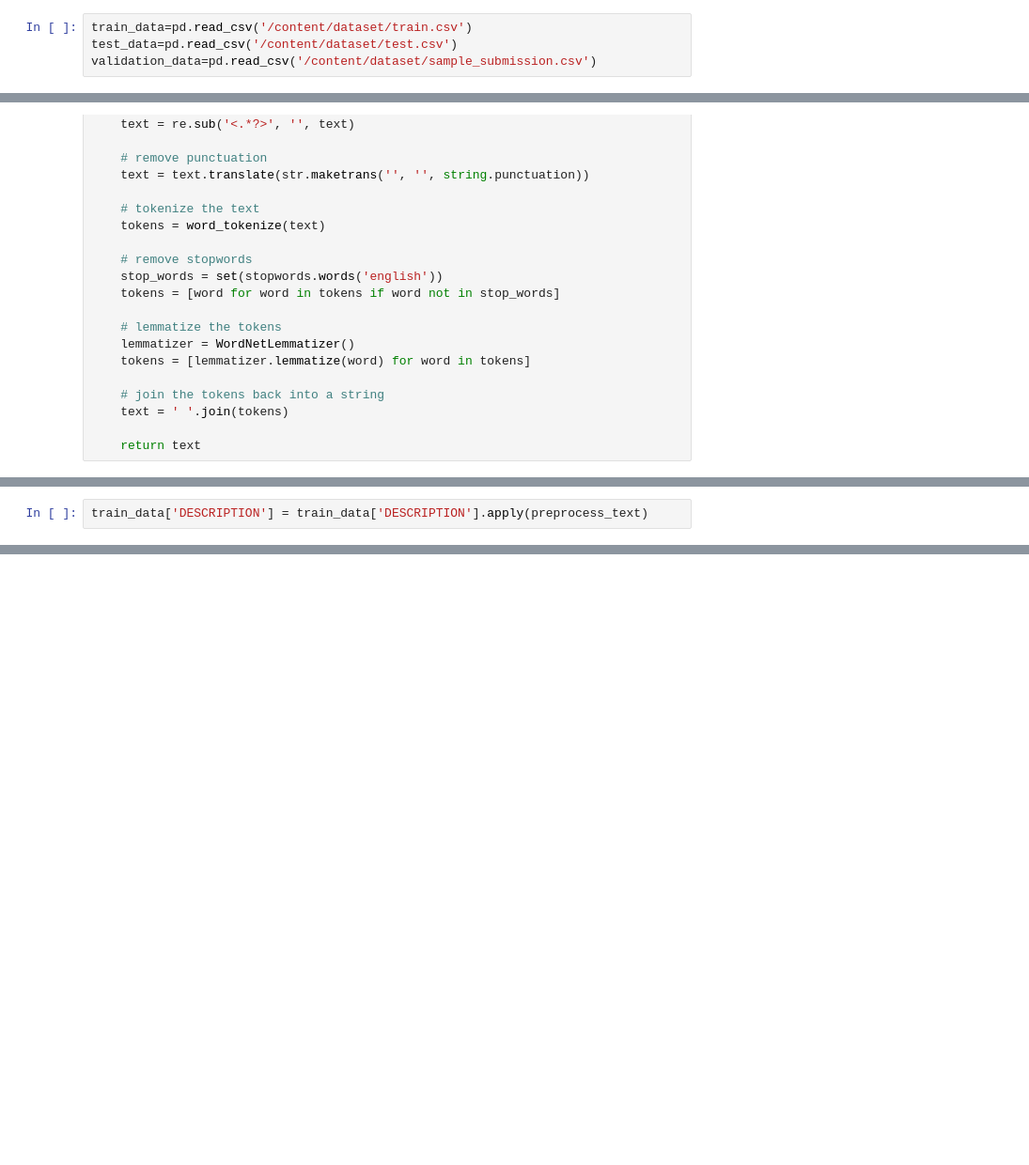
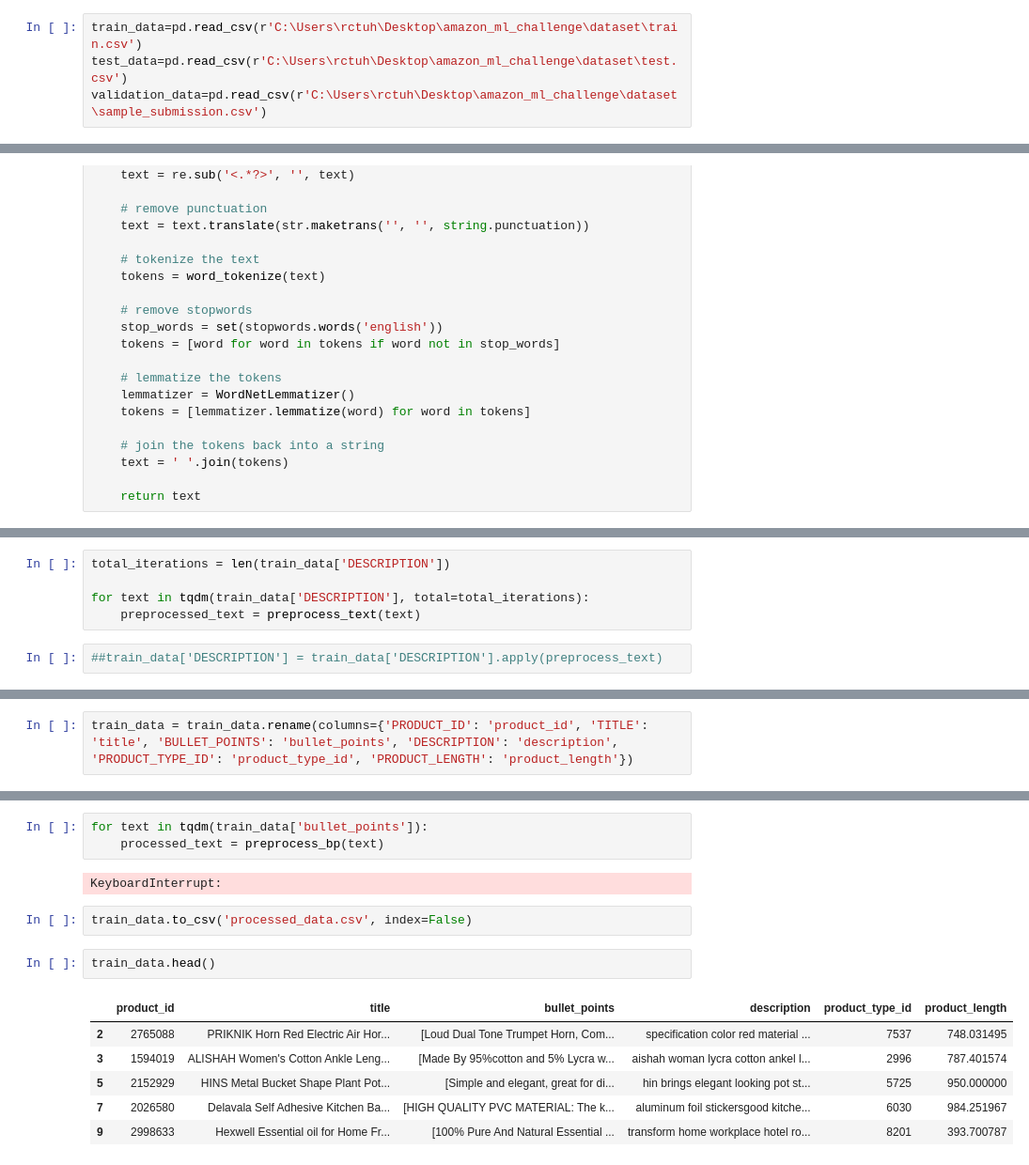
Before and after one commit to artificialcoder02/AmazonMLChallenge2023, a Jupyter notebook: F1_wizards_submission_remote.ipynb, the cells around one changed output, grey strips where cells are left out. Shown at 94% size. Saved outputs shown, nothing was run; the diff lists cells and outputs as text; blank space fills up the shorter version.

```diff
--- a/F1_wizards_submission_remote.ipynb
+++ b/F1_wizards_submission_remote.ipynb
@@ -22,7 +4,7 @@ Archive:  /content/datasetb2d9982.zip
 # %%
-train_data=pd.read_csv('/content/dataset/train.csv')
-test_data=pd.read_csv('/content/dataset/test.csv')
-validation_data=pd.read_csv('/content/dataset/sample_submission.csv')
+train_data=pd.read_csv(r'C:\Users\rctuh\Desktop\amazon_ml_challenge\dataset\train.csv')
+test_data=pd.read_csv(r'C:\Users\rctuh\Desktop\amazon_ml_challenge\dataset\test.csv')
+validation_data=pd.read_csv(r'C:\Users\rctuh\Desktop\amazon_ml_challenge\dataset\sample_submission.csv')
 # %%
 train_data.head()
 # %% [output]
@@ -124,2 +102,7 @@ def preprocess_text(text):
+# %%
+total_iterations = len(train_data['DESCRIPTION'])
+
+for text in tqdm(train_data['DESCRIPTION'], total=total_iterations):
+    preprocessed_text = preprocess_text(text)
 # %%
-train_data['DESCRIPTION'] = train_data['DESCRIPTION'].apply(preprocess_text)
+##train_data['DESCRIPTION'] = train_data['DESCRIPTION'].apply(preprocess_text)
@@ -125,0 +136,2 @@ train_data['DESCRIPTION'] = train_data['DESCRIPTION'].apply(preprocess_text)
+# %%
+train_data = train_data.rename(columns={'PRODUCT_ID': 'product_id', 'TITLE': 'title', 'BULLET_POINTS': 'bullet_points', 'DESCRIPTION': 'description', 'PRODUCT_TYPE_ID': 'product_type_id', 'PRODUCT_LENGTH': 'product_length'})
@@ -125,0 +242,16 @@ train_data['DESCRIPTION'] = train_data['DESCRIPTION'].apply(preprocess_text)
+# %%
+for text in tqdm(train_data['bullet_points']):
+    processed_text = preprocess_bp(text)
+# %% [output]
+KeyboardInterrupt:
+# %%
+train_data.to_csv('processed_data.csv', index=False)
+# %%
+train_data.head()
+# %% [output]
+|  | product_id | title | bullet_points | description | product_type_id | product_length |
+| 2 | 2765088 | PRIKNIK Horn Red Electric Air Hor... | [Loud Dual Tone Trumpet Horn, Com... | specification color red material ... | 7537 | 748.031495 |
+| 3 | 1594019 | ALISHAH Women's Cotton Ankle Leng... | [Made By 95%cotton and 5% Lycra w... | aishah woman lycra cotton ankel l... | 2996 | 787.401574 |
+| 5 | 2152929 | HINS Metal Bucket Shape Plant Pot... | [Simple and elegant, great for di... | hin brings elegant looking pot st... | 5725 | 950.000000 |
+| 7 | 2026580 | Delavala Self Adhesive Kitchen Ba... | [HIGH QUALITY PVC MATERIAL: The k... | aluminum foil stickersgood kitche... | 6030 | 984.251967 |
+| 9 | 2998633 | Hexwell Essential oil for Home Fr... | [100% Pure And Natural Essential ... | transform home workplace hotel ro... | 8201 | 393.700787 |
```
Also changed, not shown: parts of 29 cells of this notebook.
